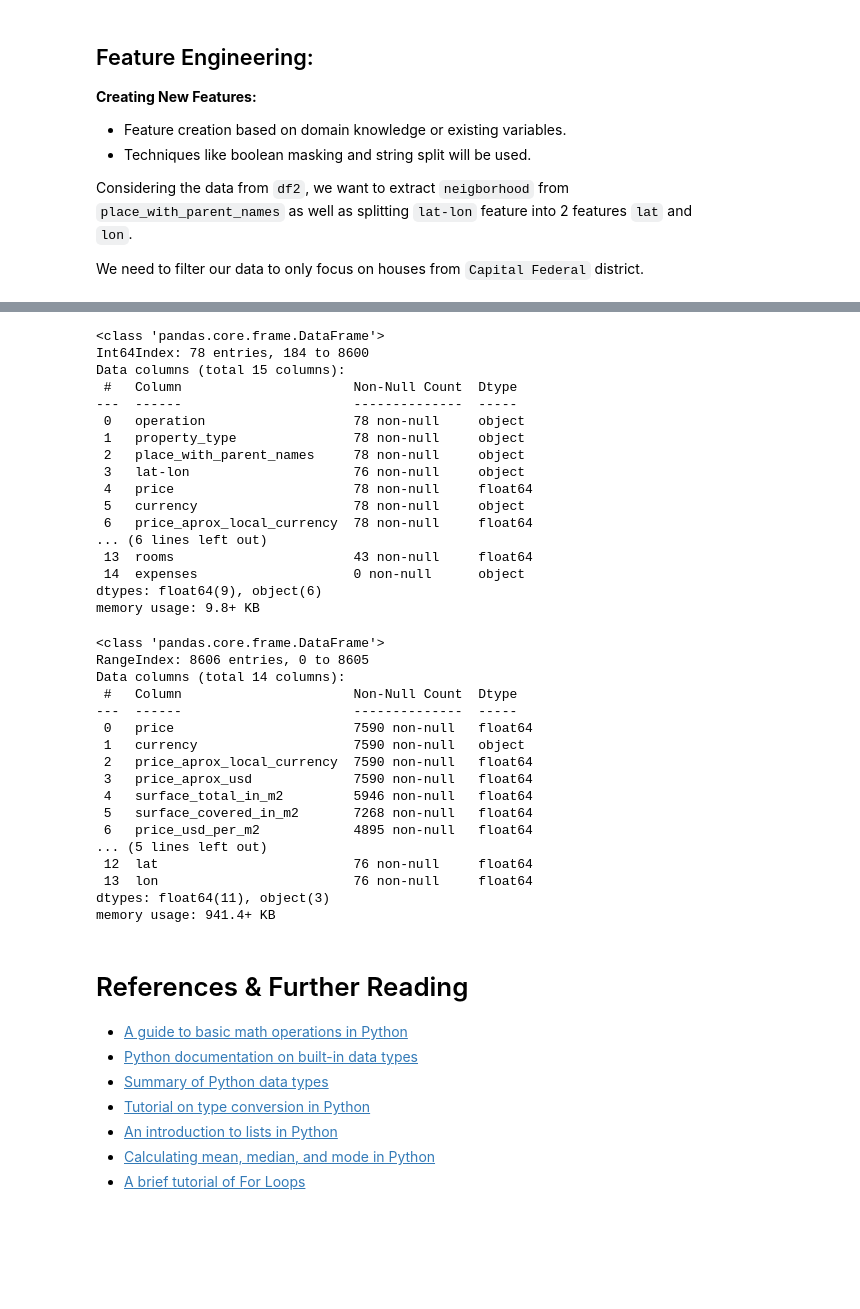
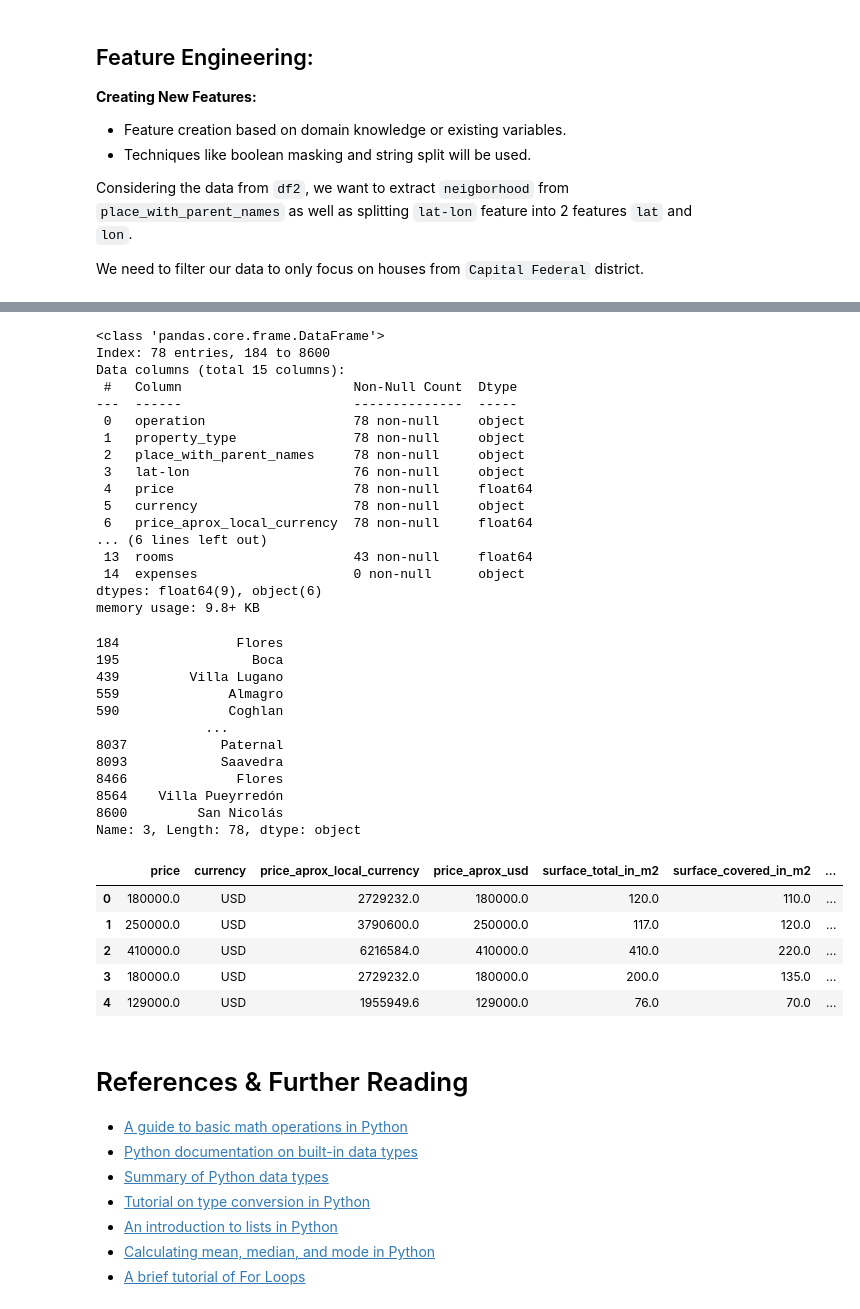
Before and after one commit to eddychetz/machine-learning-labs, a Jupyter notebook: lab-103-data-preparation/lab_103-data-preparation.ipynb, the cells around one changed output, grey strips where cells are left out. Drawn from its saved outputs; the diff is of its cells as text; code cells hidden in the pictures; blank space fills up the shorter version.

```diff
--- a/lab-103-data-preparation/lab_103-data-preparation.ipynb
+++ b/lab-103-data-preparation/lab_103-data-preparation.ipynb
@@ -432,14 +428,14 @@ df2.head()
 # %%
 # boolean masking to filter data
 mask_hse = df2['property_type'] == 'house'
-mask_neighborhood = df2['place_with_parent_names'].str.contains('Capital Federal')
+mask_place = df2['place_with_parent_names'].str.contains('Capital Federal')
 
 # Filter dataset
-df3 = df2[mask_hse & mask_neighborhood & mask_price]
+df3 = df2[mask_hse & mask_place & mask_price]
 df3.info()
 # %% [output]
 <class 'pandas.core.frame.DataFrame'>
-Int64Index: 78 entries, 184 to 8600
+Index: 78 entries, 184 to 8600
 Data columns (total 15 columns):
  #   Column                      Non-Null Count  Dtype
 ---  ------                      --------------  -----
@@ -461,6 +459,21 @@ df4 = (
     df3["lat-lon"].str.split(",", expand=True).astype(float)
 
 ).set_axis(["lat", "lon"], axis=1)
+# %%
+df3["place_with_parent_names"].str.split("|", expand=True)[3]
+# %% [output]
+184               Flores
+195                 Boca
+439         Villa Lugano
+559              Almagro
+590              Coghlan
+              ...
+8037            Paternal
+8093            Saavedra
+8466              Flores
+8564    Villa Pueyrredón
+8600         San Nicolás
+Name: 3, Length: 78, dtype: object
 # %%
  # Get place name
 df5 = pd.DataFrame(
@@ -469,26 +482,15 @@ df5 = pd.DataFrame(
 # %%
 df2['neighborhood'] = df5['neighborhood']
 df2[['lat', 'lon']] = df4
 df2.drop(columns=['operation','property_type','place_with_parent_names','lat-lon'], inplace=True)
-df2.info()
+df2.head()
 # %% [output]
-<class 'pandas.core.frame.DataFrame'>
-RangeIndex: 8606 entries, 0 to 8605
-Data columns (total 14 columns):
- #   Column                      Non-Null Count  Dtype
----  ------                      --------------  -----
- 0   price                       7590 non-null   float64
- 1   currency                    7590 non-null   object
- 2   price_aprox_local_currency  7590 non-null   float64
- 3   price_aprox_usd             7590 non-null   float64
- 4   surface_total_in_m2         5946 non-null   float64
- 5   surface_covered_in_m2       7268 non-null   float64
- 6   price_usd_per_m2            4895 non-null   float64
-... (5 lines left out)
- 12  lat                         76 non-null     float64
- 13  lon                         76 non-null     float64
-dtypes: float64(11), object(3)
-memory usage: 941.4+ KB
+|  | price | currency | price_aprox_local_currency | price_aprox_usd | surface_total_in_m2 | surface_covered_in_m2 | ... |
+| 0 | 180000.0 | USD | 2729232.0 | 180000.0 | 120.0 | 110.0 | ... |
+| 1 | 250000.0 | USD | 3790600.0 | 250000.0 | 117.0 | 120.0 | ... |
+| 2 | 410000.0 | USD | 6216584.0 | 410000.0 | 410.0 | 220.0 | ... |
+| 3 | 180000.0 | USD | 2729232.0 | 180000.0 | 200.0 | 135.0 | ... |
+| 4 | 129000.0 | USD | 1955949.6 | 129000.0 | 76.0 | 70.0 | ... |
 # %% [markdown]
 # References & Further Reading
 
```
Also changed, not shown: parts of 7 cells of this notebook, 1 other file.
